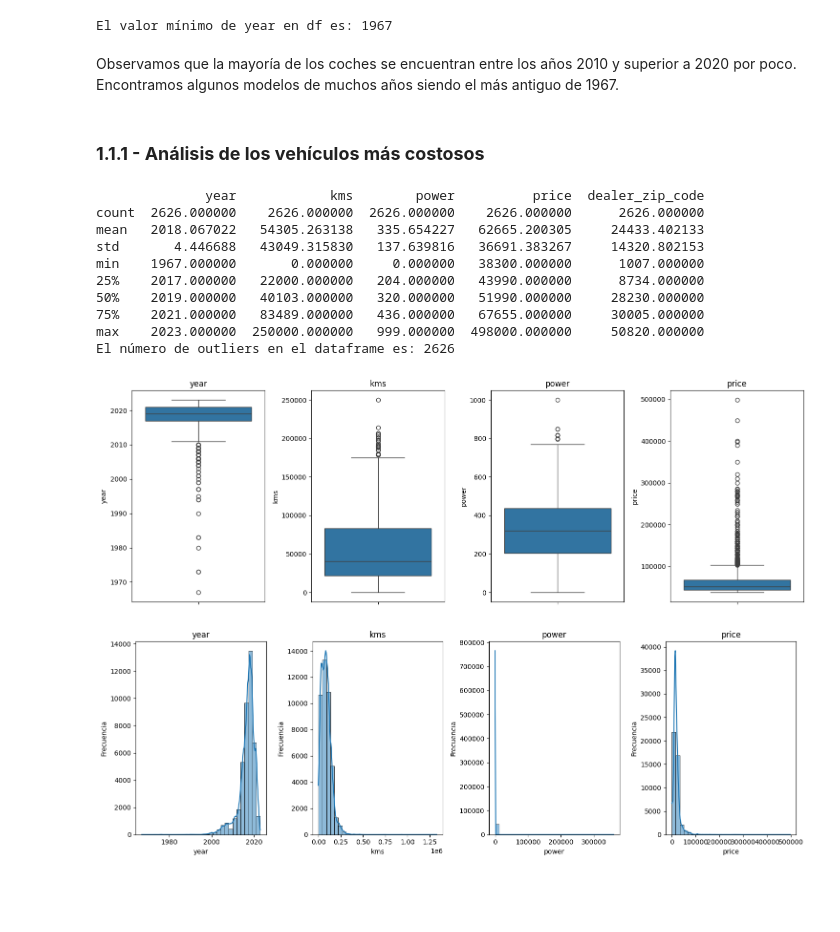
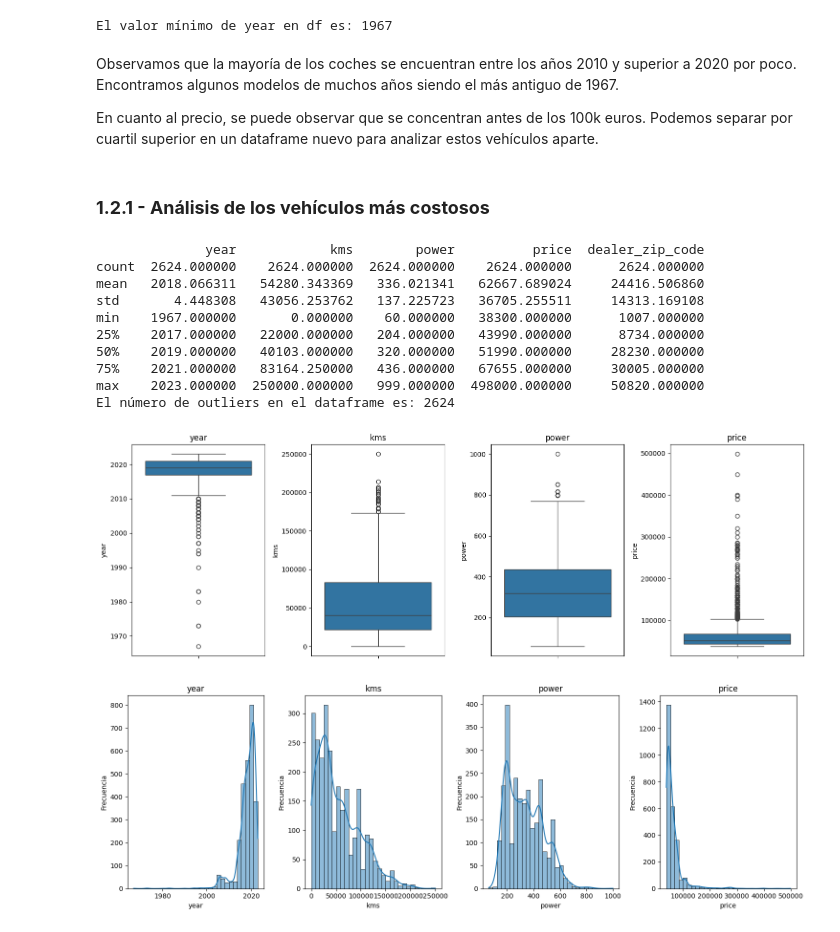
Before and after one commit to Jaume2908/car-price-prediction-data-project, a Jupyter notebook: EDA_car_price.ipynb, the cells around one changed output. Drawn from its saved outputs; the diff is of its cells as text; code cells hidden in the pictures; blank space fills up the shorter version.

```diff
--- a/EDA_car_price.ipynb
+++ b/EDA_car_price.ipynb
@@ -8,6 +8,9 @@ import seaborn as sns
 import pandas as pd
 # %%
 df = pd.read_csv('car_price.csv')
+# %%
+#Creamos un anueva columna que sea la combinación de marca y modelo
+df['brand_model'] = df['make'] + '|' + df['model']
 # %% [markdown]
 ## **1. Análisis General**
 # %% [markdown]
@@ -182,8 +189,8 @@ df[df['kms'] > 600000][['make','model','year','price','power','kms']].sort_value
 | 691 | Nissan | Atleon | 2008 | 6950 | 150.0 | 649000.0 |
 | 9854 | Iveco | Daily | 2010 | 6655 | 146.0 | 721000.0 |
 # %%
-#eliminamos las filas dce vehículos con más de 600000 km
-df = df.drop(df[df['kms'] > 600000].index)
+#eliminamos las filas dce vehículos con más de 900000 km
+df = df.drop(df[df['kms'] > 900000].index)
 # %% [markdown]
 ### **1.2 - Histogramas y Boxplots**
 # %%
@@ -207,3 +214,23 @@ plt.tight_layout()  # Ajustar diseño
 plt.show()
 # %% [output]
 [figure]
+# %%
+# Seleccionar las variables numéricas
+num_vars = df.select_dtypes(include=['float64', 'int64']).columns.drop('dealer_zip_code')
+
+# Configurar la figura y los subplots
+n_cols = 4  # Número de columnas en la cuadrícula
+n_rows = 1 # Número de filas en la cuadrícula
+
+plt.figure(figsize=(15, n_rows * 5))  # Ajustar el tamaño de la figura
+
+# Iterar sobre las variables numéricas
+for i, var in enumerate(num_vars):
+    plt.subplot(n_rows, n_cols, i + 1)  # Crear un subplot
+    sns.histplot(df[var], kde=True, bins=30)  # Crear histograma con KDE
+    plt.title(var)  # Título del gráfico
+    plt.xlabel(var)  # Etiqueta del eje x
+    plt.ylabel('Frecuencia')  # Etiqueta del eje y
+
+plt.tight_layout()  # Ajustar diseño
+plt.show()
@@ -214,8 +243,10 @@ print(f"El valor mínimo de year en df es: {min_year}")
 El valor mínimo de year en df es: 1967
 # %% [markdown]
 Observamos que la mayoría de los coches se encuentran entre los años 2010 y superior a 2020 por poco. Encontramos algunos modelos de muchos años siendo el más antiguo de 1967.
+
+En cuanto al precio, se puede observar que se concentran antes de los 100k euros. Podemos separar por cuartil superior en un dataframe nuevo para analizar estos vehículos aparte.
 # %% [markdown]
-### **1.1.1 - Análisis de los vehículos más costosos**
+### **1.2.1 - Análisis de los vehículos más costosos**
 # %%
 # Calculamos el rango intercuartílico (IQR) para la variable 'price'
 Q1 = df['price'].quantile(0.25)
@@ -235,15 +266,15 @@ cantidad_outliers = outliers_df.shape[0]   # Número de filas en el dataframe de
 print(f"El número de outliers en el dataframe es: {cantidad_outliers}")
 # %% [output]
               year            kms        power          price  dealer_zip_code
-count  2626.000000    2626.000000  2626.000000    2626.000000      2626.000000
-mean   2018.067022   54305.263138   335.654227   62665.200305     24433.402133
-std       4.446688   43049.315830   137.639816   36691.383267     14320.802153
-min    1967.000000       0.000000     0.000000   38300.000000      1007.000000
+count  2624.000000    2624.000000  2624.000000    2624.000000      2624.000000
+mean   2018.066311   54280.343369   336.021341   62667.689024     24416.506860
+std       4.448308   43056.253762   137.225723   36705.255511     14313.169108
+min    1967.000000       0.000000    60.000000   38300.000000      1007.000000
 25%    2017.000000   22000.000000   204.000000   43990.000000      8734.000000
 50%    2019.000000   40103.000000   320.000000   51990.000000     28230.000000
-75%    2021.000000   83489.000000   436.000000   67655.000000     30005.000000
+75%    2021.000000   83164.250000   436.000000   67655.000000     30005.000000
 max    2023.000000  250000.000000   999.000000  498000.000000     50820.000000
-El número de outliers en el dataframe es: 2626
+El número de outliers en el dataframe es: 2624
 # %%
 # Excluir la variable 'dealer_zip_code'
 num_vars = outliers_df.select_dtypes(include=['float64', 'int64']).columns.drop('dealer_zip_code')
@@ -264,25 +295,26 @@ for i, var in enumerate(num_vars):
 plt.tight_layout()  # Ajustar diseño
 plt.show()
 # %% [output]
-[figure, old version]
+[figure, new version]
 # %%
-num_vars = df.select_dtypes(include=['float64', 'int64']).columns.drop('dealer_zip_code')
+# Seleccionar las variables numéricas
+num_vars = outliers_df.select_dtypes(include=['float64', 'int64']).columns.drop('dealer_zip_code')
 
 # Configurar la figura y los subplots
 n_cols = 4  # Número de columnas en la cuadrícula
-n_rows = 1  # Número de filas en la cuadrícula
+n_rows = 1 # Número de filas en la cuadrícula
 
 plt.figure(figsize=(15, n_rows * 5))  # Ajustar el tamaño de la figura
 
 # Iterar sobre las variables numéricas
 for i, var in enumerate(num_vars):
     plt.subplot(n_rows, n_cols, i + 1)  # Crear un subplot
-    sns.histplot(df[var], kde=True, bins=30)  # Crear histograma con KDE
+    sns.histplot(outliers_df[var], kde=True, bins=30)  # Crear histograma con KDE
     plt.title(var)  # Título del gráfico
     plt.xlabel(var)  # Etiqueta del eje x
     plt.ylabel('Frecuencia')  # Etiqueta del eje y
 
 plt.tight_layout()  # Ajustar diseño
 plt.show()
 # %% [output]
-[figure, old version]
+[figure, new version]
```
Also changed, not shown: parts of 54 cells of this notebook, 2 other files.
